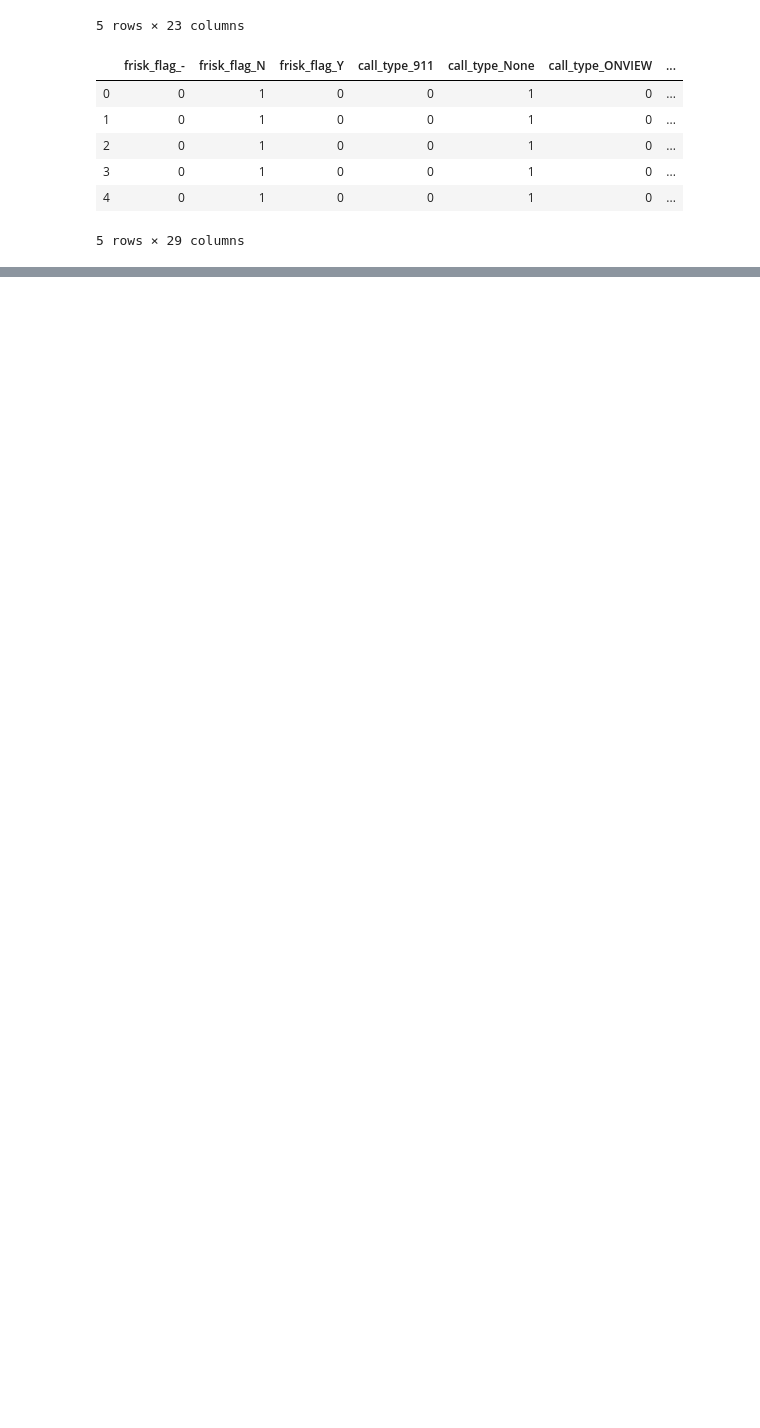
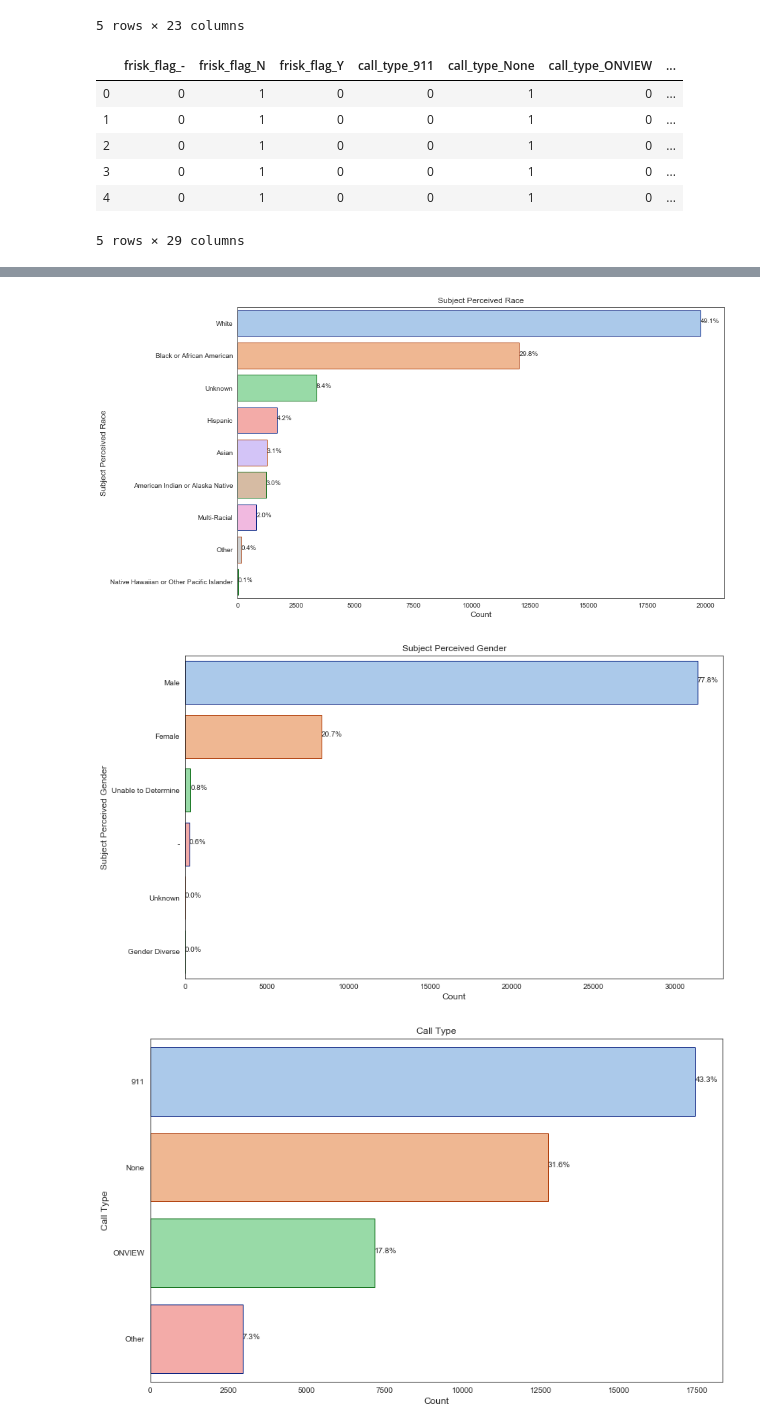
Before and after one commit to shirlwilliams/mod3-project, a Jupyter notebook: 4-Comparisons.ipynb, the cells around one changed output, grey strips where cells are left out. Saved outputs shown, nothing was run; the diff lists cells and outputs as text; code cells hidden in the pictures; blank space fills up the shorter version.

```diff
--- a/4-Comparisons.ipynb
+++ b/4-Comparisons.ipynb
@@ -105,0 +106,18 @@ arrested
+# %%
+for col in df.drop(columns=['go_/_sc_num', 'terry_stop_id', 'officer_id', 'subject_id', 'reported_date',
+                            'officer_squad', 'officer_yob', 'precinct', 'sector', 'beat', 'final_call_type',
+                            'initial_call_type', 'reported_time', 'arrest_flag']).columns:
+    ax = sns.countplot(y=col, data=df, edgecolor=sns.color_palette("dark", 3), palette='pastel',
+                  order = df[col].value_counts().index);
+    total = len(df[col])
+    for p in ax.patches:
+            percentage = '{:.1f}%'.format(100 * p.get_width()/total)
+            x = p.get_x() + p.get_width() + 0.02
+            y = p.get_y() + p.get_height()/2
+            ax.annotate(percentage, (x, y))
+    title = col.replace('_', ' ').title()
+    plt.title(title)
+    plt.ylabel(title, fontsize=12)
+    plt.xlabel('Count',fontsize=12)
+    plt.show()
+# %% [output]
@@ -105,0 +129,3 @@ arrested
+[figure, added]
+[figure, added]
+[figure, added]
```
Also changed, not shown: parts of 10 cells of this notebook, 1 other file.
